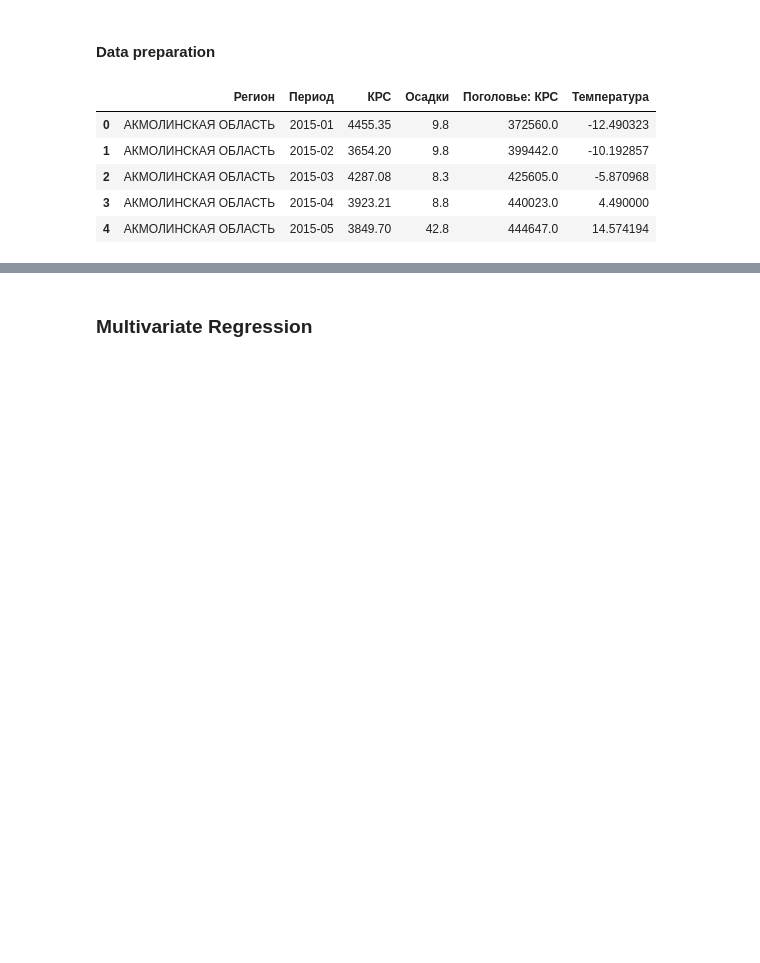
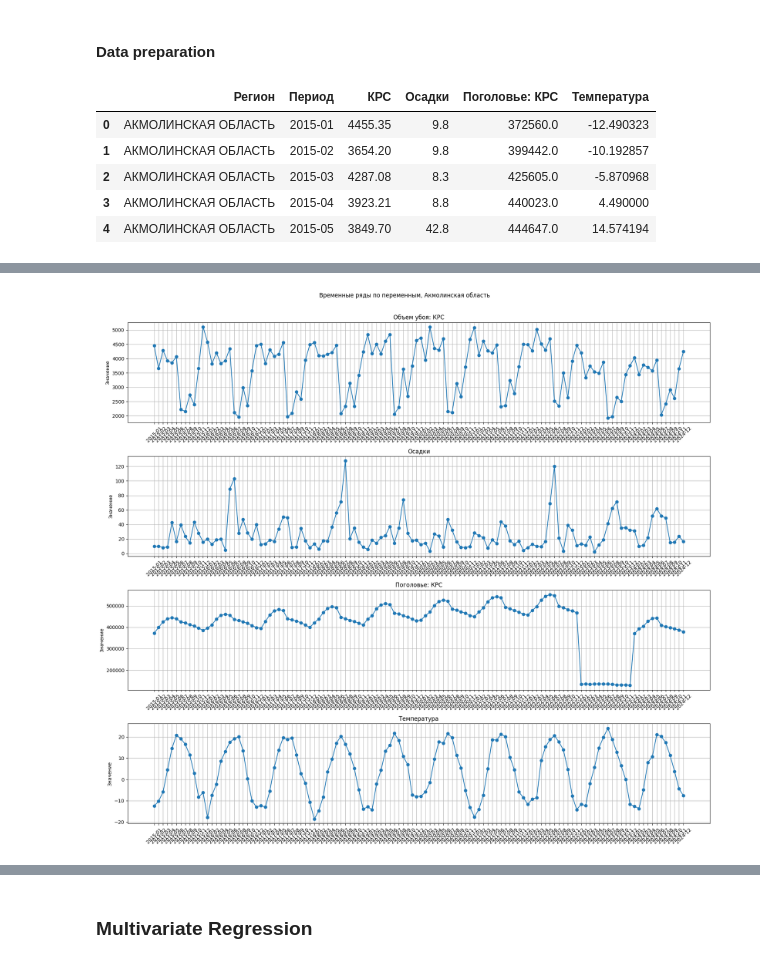
Before and after one commit to Madi147/ICC, a Jupyter notebook: Models/КРС/КРС_Akmola.ipynb, the cells around one changed output, grey strips where cells are left out. Cells and saved outputs as stored; diff of their text form; code cells hidden in the pictures; blank space fills up the shorter version.

```diff
--- a/Models/КРС/КРС_Akmola.ipynb
+++ b/Models/КРС/КРС_Akmola.ipynb
@@ -56,0 +53,3 @@ df_akmola
+# %%
+df_akmola = df_akmola.rename(columns={'КРС': 'Объем убоя: КРС'})
+df_akmola.head()
@@ -66 +90,21 @@ df_akmola.isna().sum()
 dtype: int64
+# %%
+# Plot each variable in its own subplot
+value_cols = [col for col in df_akmola.columns if col not in ["Период", "Регион"]]
+
+n = len(value_cols)
+plt.figure(figsize=(18, 4 * n))
+
+for i, col in enumerate(value_cols, 1):
+    plt.subplot(n, 1, i)
+    plt.plot(df_akmola["Период"], df_akmola[col], marker="o")
+    plt.title(f"{col}")
+    plt.grid(True)
+    plt.ylabel("Значение")
+    plt.xticks(rotation=45)
+
+plt.suptitle("Временные ряды по переменным, Акмолинская область", y=1.01)
+plt.tight_layout()
+plt.show()
+# %% [output]
+[figure, added]
```
Also changed, not shown: parts of 8 cells of this notebook, 1 other file.
